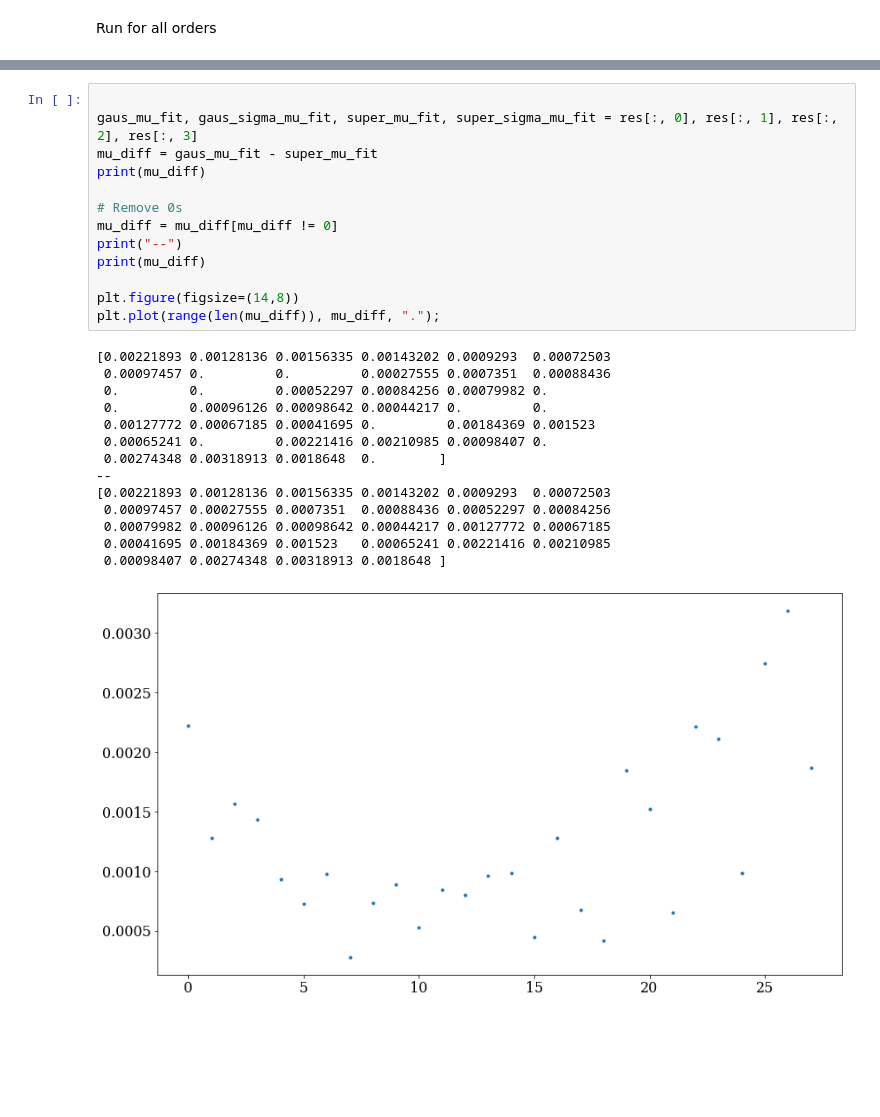
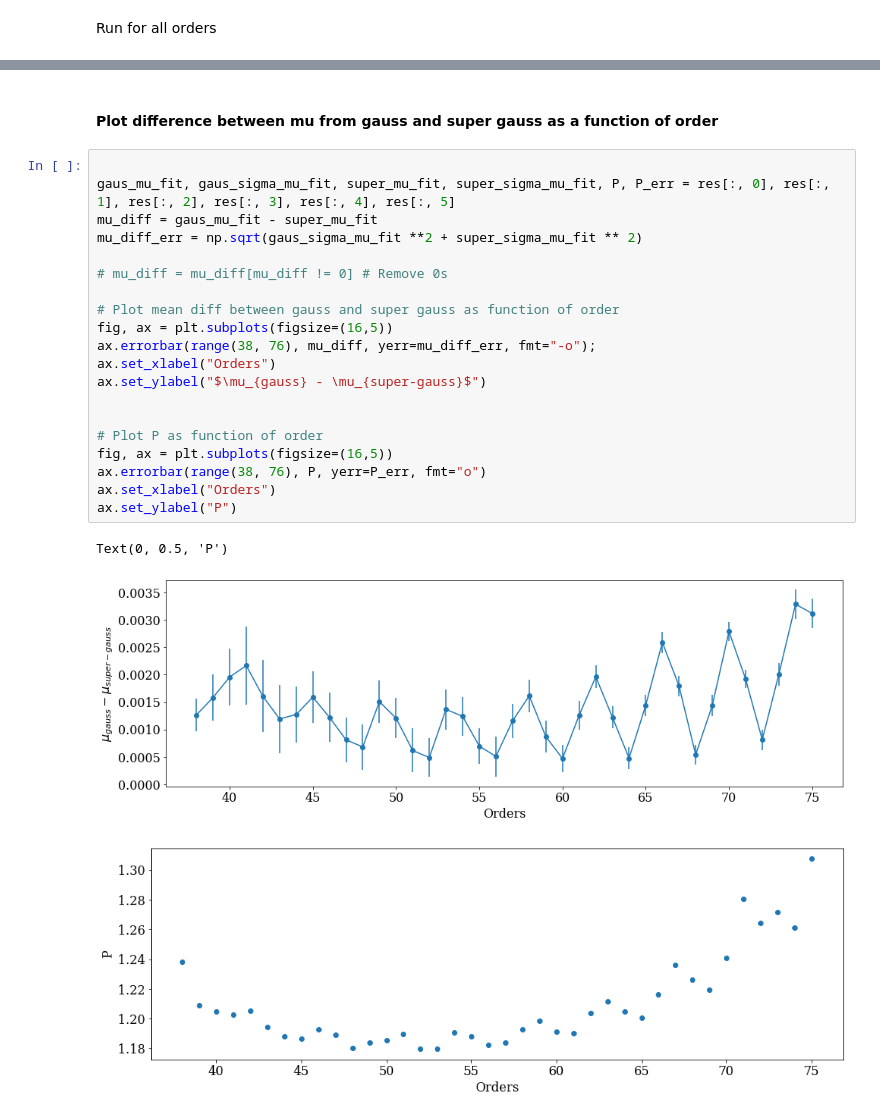
Before and after one commit to Harteg/bachelor-project, a Jupyter notebook: single_peak_explorations.ipynb, the cells around one changed output, grey strips where cells are left out. Drawn from its saved outputs; the diff is of its cells as text; blank space fills up the shorter version.

```diff
--- a/single_peak_explorations.ipynb
+++ b/single_peak_explorations.ipynb
@@ -376,28 +409,26 @@ res = np.asarray(res)
-# %%
-
-gaus_mu_fit, gaus_sigma_mu_fit, super_mu_fit, super_sigma_mu_fit = res[:, 0], res[:, 1], res[:, 2], res[:, 3]
-mu_diff = gaus_mu_fit - super_mu_fit
-print(mu_diff)
-
-# Remove 0s
-mu_diff = mu_diff[mu_diff != 0]
-print("--")
-print(mu_diff)
-
-plt.figure(figsize=(14,8))
-plt.plot(range(len(mu_diff)), mu_diff, ".");
-# %% [output]
-[0.00221893 0.00128136 0.00156335 0.00143202 0.0009293  0.00072503
- 0.00097457 0.         0.         0.00027555 0.0007351  0.00088436
- 0.         0.         0.00052297 0.00084256 0.00079982 0.
- 0.         0.00096126 0.00098642 0.00044217 0.         0.
- 0.00127772 0.00067185 0.00041695 0.         0.00184369 0.001523
- 0.00065241 0.         0.00221416 0.00210985 0.00098407 0.
- 0.00274348 0.00318913 0.0018648  0.        ]
---
-[0.00221893 0.00128136 0.00156335 0.00143202 0.0009293  0.00072503
- 0.00097457 0.00027555 0.0007351  0.00088436 0.00052297 0.00084256
- 0.00079982 0.00096126 0.00098642 0.00044217 0.00127772 0.00067185
- 0.00041695 0.00184369 0.001523   0.00065241 0.00221416 0.00210985
- 0.00098407 0.00274348 0.00318913 0.0018648 ]
-[figure, removed]
+# %% [markdown]
+#### Plot difference between mu from gauss and super gauss as a function of order
+# %%
+
+gaus_mu_fit, gaus_sigma_mu_fit, super_mu_fit, super_sigma_mu_fit, P, P_err = res[:, 0], res[:, 1], res[:, 2], res[:, 3], res[:, 4], res[:, 5]
+mu_diff = gaus_mu_fit - super_mu_fit
+mu_diff_err = np.sqrt(gaus_sigma_mu_fit **2 + super_sigma_mu_fit ** 2)
+
+# mu_diff = mu_diff[mu_diff != 0] # Remove 0s
+
+# Plot mean diff between gauss and super gauss as function of order
+fig, ax = plt.subplots(figsize=(16,5))
+ax.errorbar(range(38, 76), mu_diff, yerr=mu_diff_err, fmt="-o");
+ax.set_xlabel("Orders")
+ax.set_ylabel("$\mu_{gauss} - \mu_{super-gauss}$")
+
+
+# Plot P as function of order
+fig, ax = plt.subplots(figsize=(16,5))
+ax.errorbar(range(38, 76), P, yerr=P_err, fmt="o")
+ax.set_xlabel("Orders")
+ax.set_ylabel("P")
+# %% [output]
+Text(0, 0.5, 'P')
+[figure, added]
+[figure, added]
```
Also changed, not shown: parts of 4 cells of this notebook, 29 other files.
